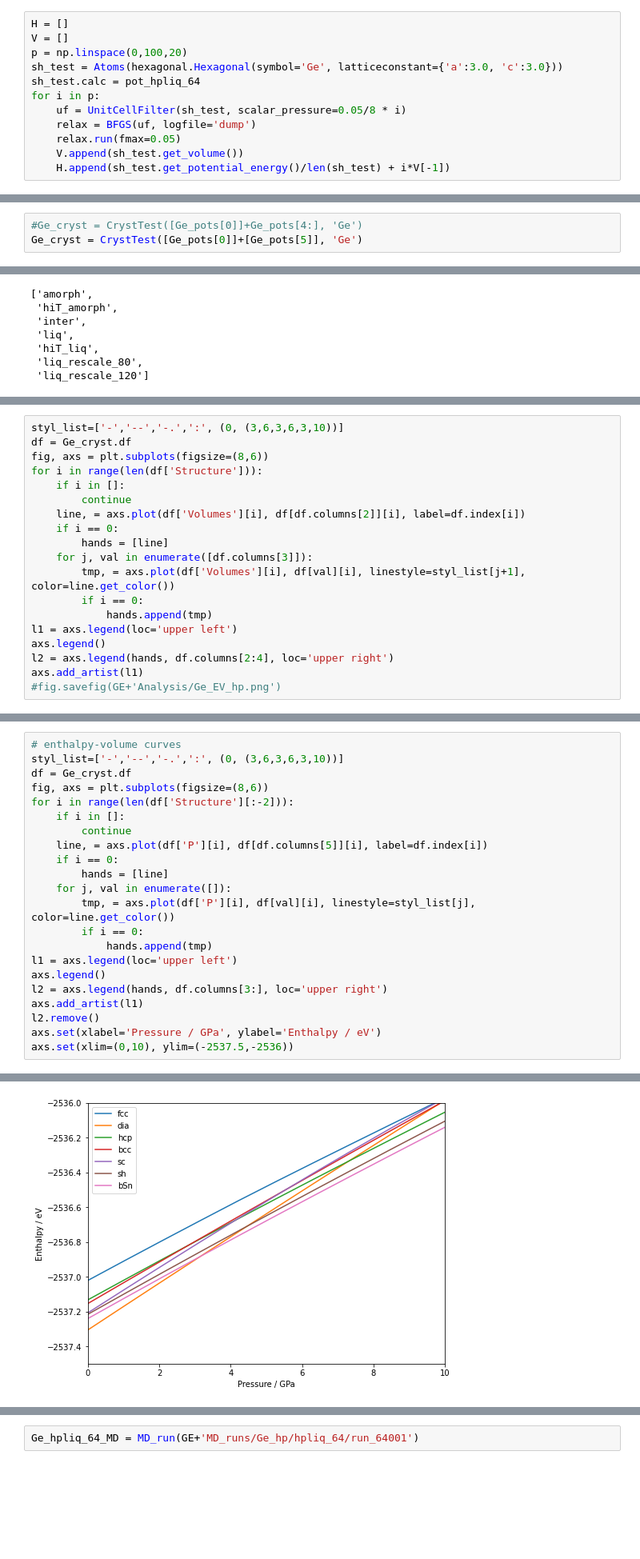
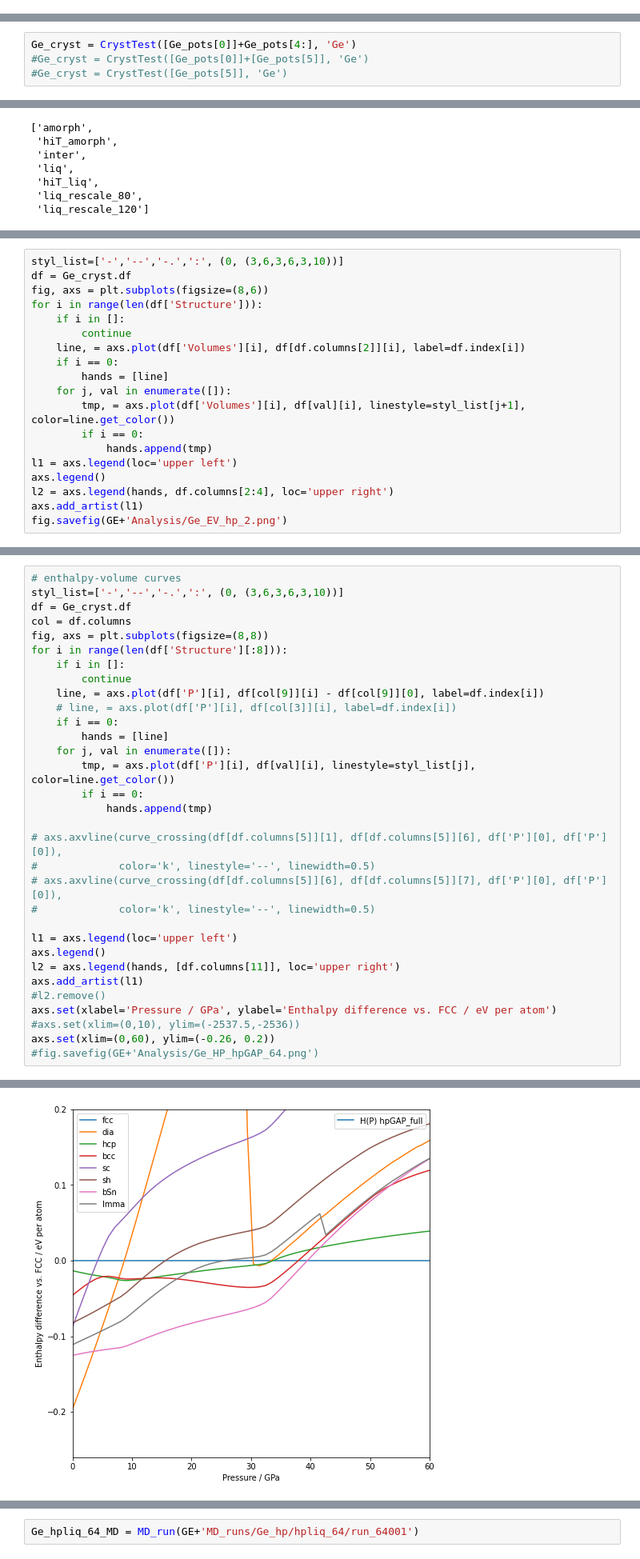
Before and after one commit to MorrowChem/Ge_analysis_local, a Jupyter notebook: rescaling.ipynb, the cells around one changed output, grey strips where cells are left out. Shown: that part at 80% size. Cells and saved outputs as stored; diff of their text form; blank space fills up the shorter version.

```diff
--- a/rescaling.ipynb
+++ b/rescaling.ipynb
@@ -472,12 +591,0 @@ len(df)
-# %%
-H = []
-V = []
-p = np.linspace(0,100,20)
-sh_test = Atoms(hexagonal.Hexagonal(symbol='Ge', latticeconstant={'a':3.0, 'c':3.0}))
-sh_test.calc = pot_hpliq_64
-for i in p:
-    uf = UnitCellFilter(sh_test, scalar_pressure=0.05/8 * i)
-    relax = BFGS(uf, logfile='dump')
-    relax.run(fmax=0.05)
-    V.append(sh_test.get_volume())
-    H.append(sh_test.get_potential_energy()/len(sh_test) + i*V[-1])
@@ -503,6 +612,7 @@ struct 11: Atoms(symbols='Ge64', pbc=True, cell=[10.214715000000002, 10.21471500
 # %%
-#Ge_cryst = CrystTest([Ge_pots[0]]+Ge_pots[4:], 'Ge')
-Ge_cryst = CrystTest([Ge_pots[0]]+[Ge_pots[5]], 'Ge')
+Ge_cryst = CrystTest([Ge_pots[0]]+Ge_pots[4:], 'Ge')
+#Ge_cryst = CrystTest([Ge_pots[0]]+[Ge_pots[5]], 'Ge')
+#Ge_cryst = CrystTest([Ge_pots[5]], 'Ge')
 # %% [output]
 WARNING: Got volume 77.604800, expected 155.209600
 WARNING: Got volume 75.902890, expected 151.805780
@@ -564,7 +684,7 @@ for i in range(len(df['Structure'])):
     line, = axs.plot(df['Volumes'][i], df[df.columns[2]][i], label=df.index[i])
     if i == 0:
         hands = [line]
-    for j, val in enumerate([df.columns[3]]):
+    for j, val in enumerate([]):
         tmp, = axs.plot(df['Volumes'][i], df[val][i], linestyle=styl_list[j+1], color=line.get_color())
         if i == 0:
             hands.append(tmp)
@@ -572,6 +692,6 @@ l1 = axs.legend(loc='upper left')
 axs.legend()
 l2 = axs.legend(hands, df.columns[2:4], loc='upper right')
 axs.add_artist(l1)
-#fig.savefig(GE+'Analysis/Ge_EV_hp.png')
+fig.savefig(GE+'Analysis/Ge_EV_hp_2.png')
 # %% [output]
 <matplotlib.legend.Legend at 0x...>
@@ -589,22 +746,32 @@ Ge_cryst.df.head()
 # enthalpy-volume curves
 styl_list=['-','--','-.',':', (0, (3,6,3,6,3,10))]
 df = Ge_cryst.df
-fig, axs = plt.subplots(figsize=(8,6))
-for i in range(len(df['Structure'][:-2])):
+col = df.columns
+fig, axs = plt.subplots(figsize=(8,8))
+for i in range(len(df['Structure'][:8])):
     if i in []:
         continue
-    line, = axs.plot(df['P'][i], df[df.columns[5]][i], label=df.index[i])
+    line, = axs.plot(df['P'][i], df[col[9]][i] - df[col[9]][0], label=df.index[i])
+    # line, = axs.plot(df['P'][i], df[col[3]][i], label=df.index[i])
     if i == 0:
         hands = [line]
     for j, val in enumerate([]):
         tmp, = axs.plot(df['P'][i], df[val][i], linestyle=styl_list[j], color=line.get_color())
         if i == 0:
             hands.append(tmp)
+
+# axs.axvline(curve_crossing(df[df.columns[5]][1], df[df.columns[5]][6], df['P'][0], df['P'][0]),
+#             color='k', linestyle='--', linewidth=0.5)
+# axs.axvline(curve_crossing(df[df.columns[5]][6], df[df.columns[5]][7], df['P'][0], df['P'][0]),
+#             color='k', linestyle='--', linewidth=0.5)
+
 l1 = axs.legend(loc='upper left')
 axs.legend()
-l2 = axs.legend(hands, df.columns[3:], loc='upper right')
+l2 = axs.legend(hands, [df.columns[11]], loc='upper right')
 axs.add_artist(l1)
-l2.remove()
-axs.set(xlabel='Pressure / GPa', ylabel='Enthalpy / eV')
-axs.set(xlim=(0,10), ylim=(-2537.5,-2536))
+#l2.remove()
+axs.set(xlabel='Pressure / GPa', ylabel='Enthalpy difference vs. FCC / eV per atom')
+#axs.set(xlim=(0,10), ylim=(-2537.5,-2536))
+axs.set(xlim=(0,60), ylim=(-0.26, 0.2))
+#fig.savefig(GE+'Analysis/Ge_HP_hpGAP_64.png')
 # %% [output]
@@ -612,4 +779,4 @@ axs.set(xlim=(0,10), ylim=(-2537.5,-2536))
-[figure, old version]
+[figure, new version]
 # %%
 labels = ['fcc', 'dia', 'hcp', 'bcc', 'sc', 'sh']\
          + ['amorph', 'liquid', 'bad quench']
```
Also changed, not shown: parts of 55 cells of this notebook, 5 other files.
